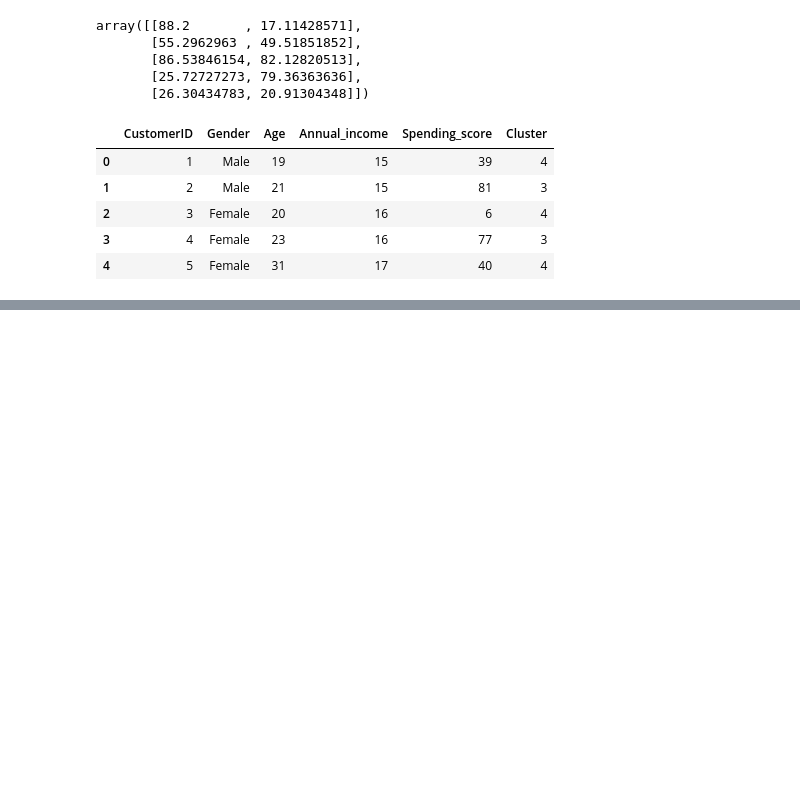
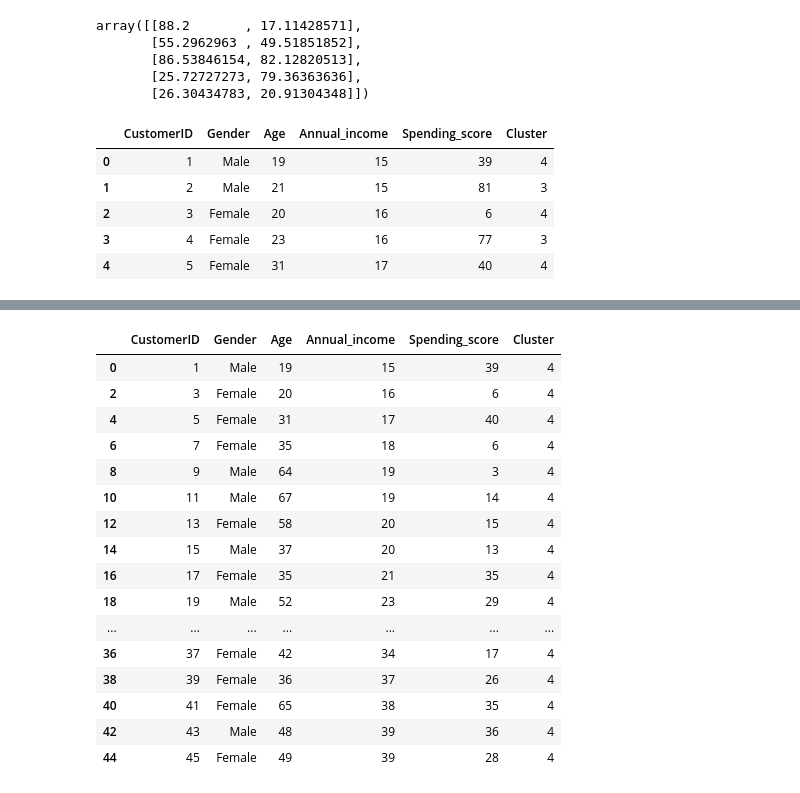
Before and after one commit to Akshay1781/customer-segmentation-using-k-means-clustering-, a Jupyter notebook: Customer_Segmentation_using_k_means_Clustering.ipynb, the cells around one changed output, grey strips where cells are left out. Cells and saved outputs as stored; diff of their text form; code cells hidden in the pictures; blank space fills up the shorter version.

```diff
--- a/Customer_Segmentation_using_k_means_Clustering.ipynb
+++ b/Customer_Segmentation_using_k_means_Clustering.ipynb
@@ -188,0 +189,21 @@ plt.legend()
+# %%
+df5 = df[df['Cluster'] == 4]
+df5
+# %% [output]
+|  | CustomerID | Gender | Age | Annual_income | Spending_score | Cluster |
+| 0 | 1 | Male | 19 | 15 | 39 | 4 |
+| 2 | 3 | Female | 20 | 16 | 6 | 4 |
+| 4 | 5 | Female | 31 | 17 | 40 | 4 |
+| 6 | 7 | Female | 35 | 18 | 6 | 4 |
+| 8 | 9 | Male | 64 | 19 | 3 | 4 |
+| 10 | 11 | Male | 67 | 19 | 14 | 4 |
+| 12 | 13 | Female | 58 | 20 | 15 | 4 |
+| 14 | 15 | Male | 37 | 20 | 13 | 4 |
+| 16 | 17 | Female | 35 | 21 | 35 | 4 |
+| 18 | 19 | Male | 52 | 23 | 29 | 4 |
+| ... | ... | ... | ... | ... | ... | ... |
+| 36 | 37 | Female | 42 | 34 | 17 | 4 |
+| 38 | 39 | Female | 36 | 37 | 26 | 4 |
+| 40 | 41 | Female | 65 | 38 | 35 | 4 |
+| 42 | 43 | Male | 48 | 39 | 36 | 4 |
+| 44 | 45 | Female | 49 | 39 | 28 | 4 |
```
Also changed, not shown: parts of 1 cell of this notebook.
